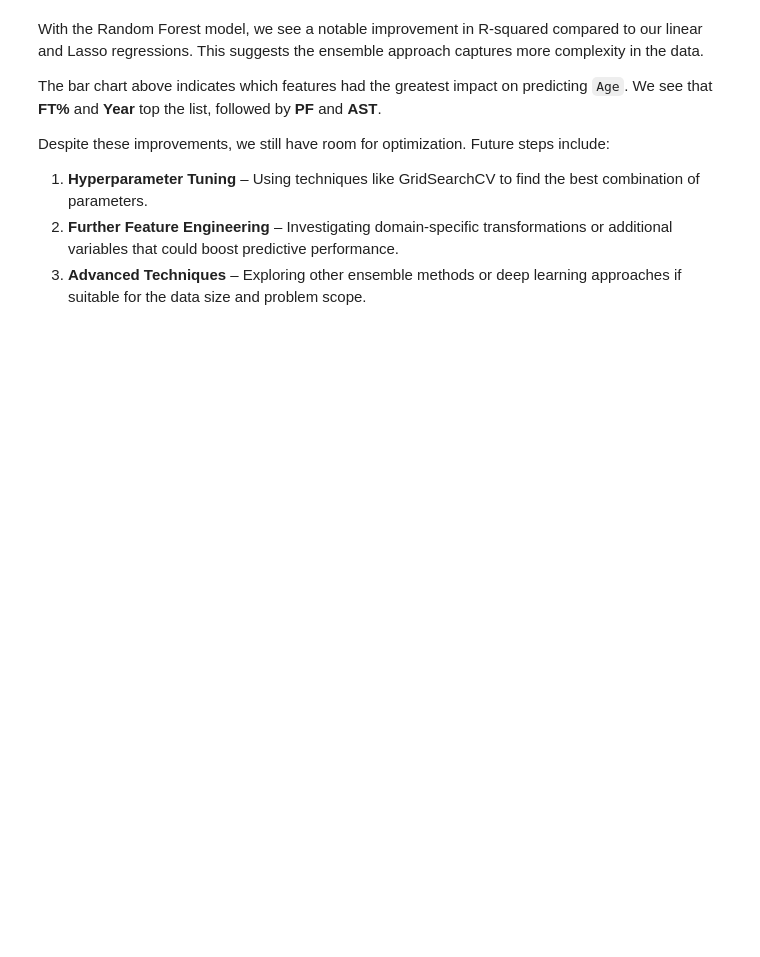
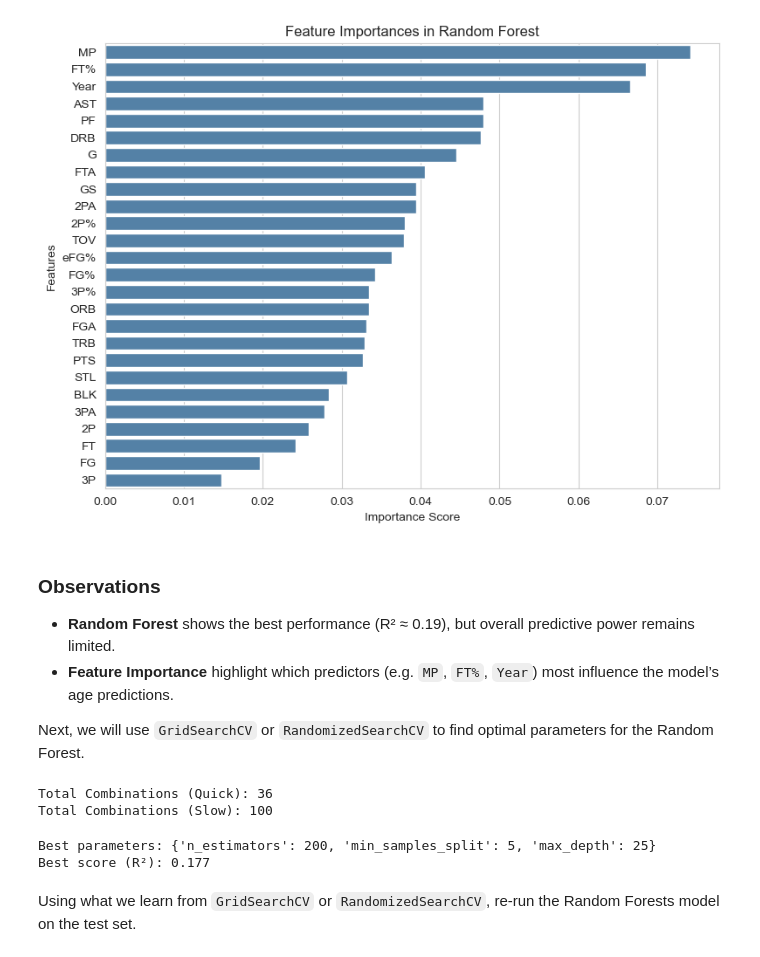
Before and after one commit to Logan-Locke/nba-analytics-pipeline, a Jupyter notebook: prediction.ipynb, the cells around one changed output. Drawn from its saved outputs; the diff is of its cells as text; code cells hidden in the pictures; blank space fills up the shorter version.

Commit message:
Added more prediction techniques and better write-ups

```diff
--- a/prediction.ipynb
+++ b/prediction.ipynb
@@ -12,0 +18,5 @@ from scipy.stats import ttest_ind
+# %%
+engine = create_engine('sqlite:///nba_stats.db')
+nba_player_seasons_complete = pd.read_sql("SELECT * FROM nba_player_seasons_complete", con=engine)
+print(nba_player_seasons_complete.shape)
+nba_player_seasons_complete.head()
@@ -140,9 +182,43 @@ plt.show()
+# %%
+# Feature Importances
+importances = rf_reg.feature_importances_
+feature_names = X_train.columns
+feat_importances = pd.Series(importances, index=feature_names).sort_values(ascending=False)
+
+plt.figure(figsize=(8, 6))
+sns.barplot(x=feat_importances, y=feat_importances.index, color="steelblue")
+plt.title("Feature Importances in Random Forest")
+plt.xlabel("Importance Score")
+plt.ylabel("Features")
+plt.tight_layout()
+plt.show()
+# %% [output]
+[figure, added]
 # %% [markdown]
-With the Random Forest model, we see a notable improvement in R-squared compared to our linear and Lasso regressions. This suggests the ensemble approach captures more complexity in the data.
+### Observations
+- **Random Forest** shows the best performance (R² ≈ 0.19), but overall predictive power remains limited.
+- **Feature Importance** highlight which predictors (e.g. `MP`, `FT%`, `Year`) most influence the model’s age predictions.
 
-The bar chart above indicates which features had the greatest impact on predicting `Age`. We see that **FT%** and **Year** top the list, followed by **PF** and **AST**.
-
-Despite these improvements, we still have room for optimization. Future steps include:
-1. **Hyperparameter Tuning** – Using techniques like GridSearchCV to find the best combination of parameters.
-2. **Further Feature Engineering** – Investigating domain-specific transformations or additional variables that could boost predictive performance.
-3. **Advanced Techniques** – Exploring other ensemble methods or deep learning approaches if suitable for the data size and problem scope.
+Next, we will use `GridSearchCV` or `RandomizedSearchCV` to find optimal parameters for the Random Forest.
+# %%
+param_grid_quick = {
+    'n_estimators': [100, 200, 400],
+    'max_depth': [30, 40, 50, 60],
+    'min_samples_split': [2, 4, 8]
+}
+
+param_grid_slow = {
+    'n_estimators': [100, 200, 400, 800],
+    'max_depth': [30, 40, 50, 60, None],
+    'min_samples_split': [2, 5, 10, 20, 40]
+}
+
+# Count all possible combinations
+total_combinations_quick = len(list(product(*param_grid_quick.values())))
+total_combinations_slow = len(list(product(*param_grid_slow.values())))
+
+print('Total Combinations (Quick):', total_combinations_quick)
+print('Total Combinations (Slow):', total_combinations_slow)
+# %% [output]
+Total Combinations (Quick): 36
+Total Combinations (Slow): 100
@@ -148,0 +238,20 @@ Despite these improvements, we still have room for optimization. Future steps in
+# %%
+# Using RandomizedSearchCV (for speed)
+random_search = RandomizedSearchCV(
+    estimator=RandomForestRegressor(),
+    param_distributions=param_grid_quick,
+    n_iter=10,
+    cv=5,
+    scoring='r2',
+    n_jobs=-1,
+)
+
+random_search.fit(X_train, Y_train)
+print("Best parameters:", random_search.best_params_)
+print("Best score (R²):", np.round(random_search.best_score_, 3))
+# %% [output]
+Best parameters: {'n_estimators': 200, 'min_samples_split': 5, 'max_depth': 25}
+Best score (R²): 0.177
+# %% [markdown]
+Using what we learn from `GridSearchCV` or `RandomizedSearchCV`,
+re-run the Random Forests model on the test set.
```
Also changed, not shown: parts of 23 cells of this notebook.
